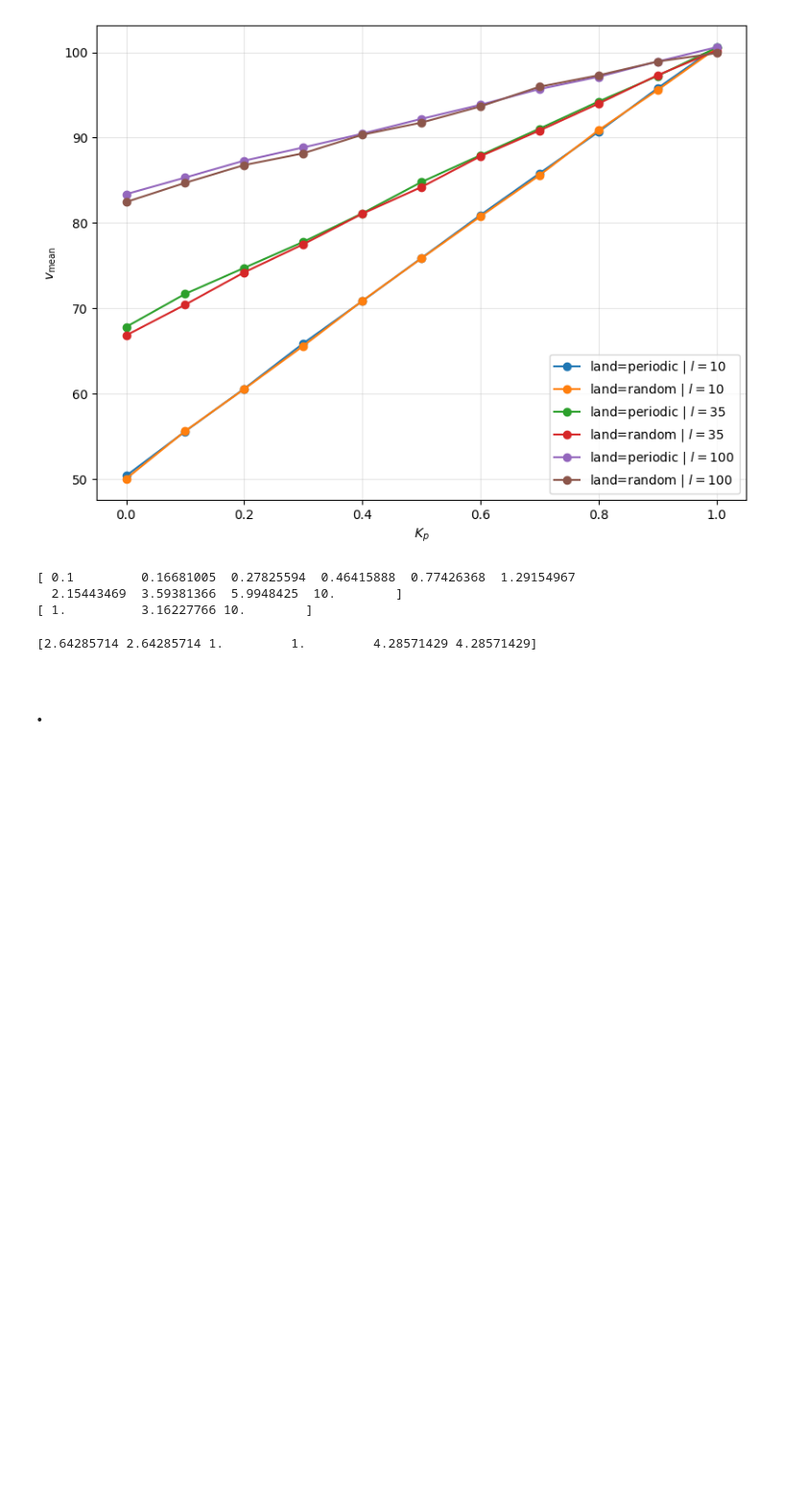
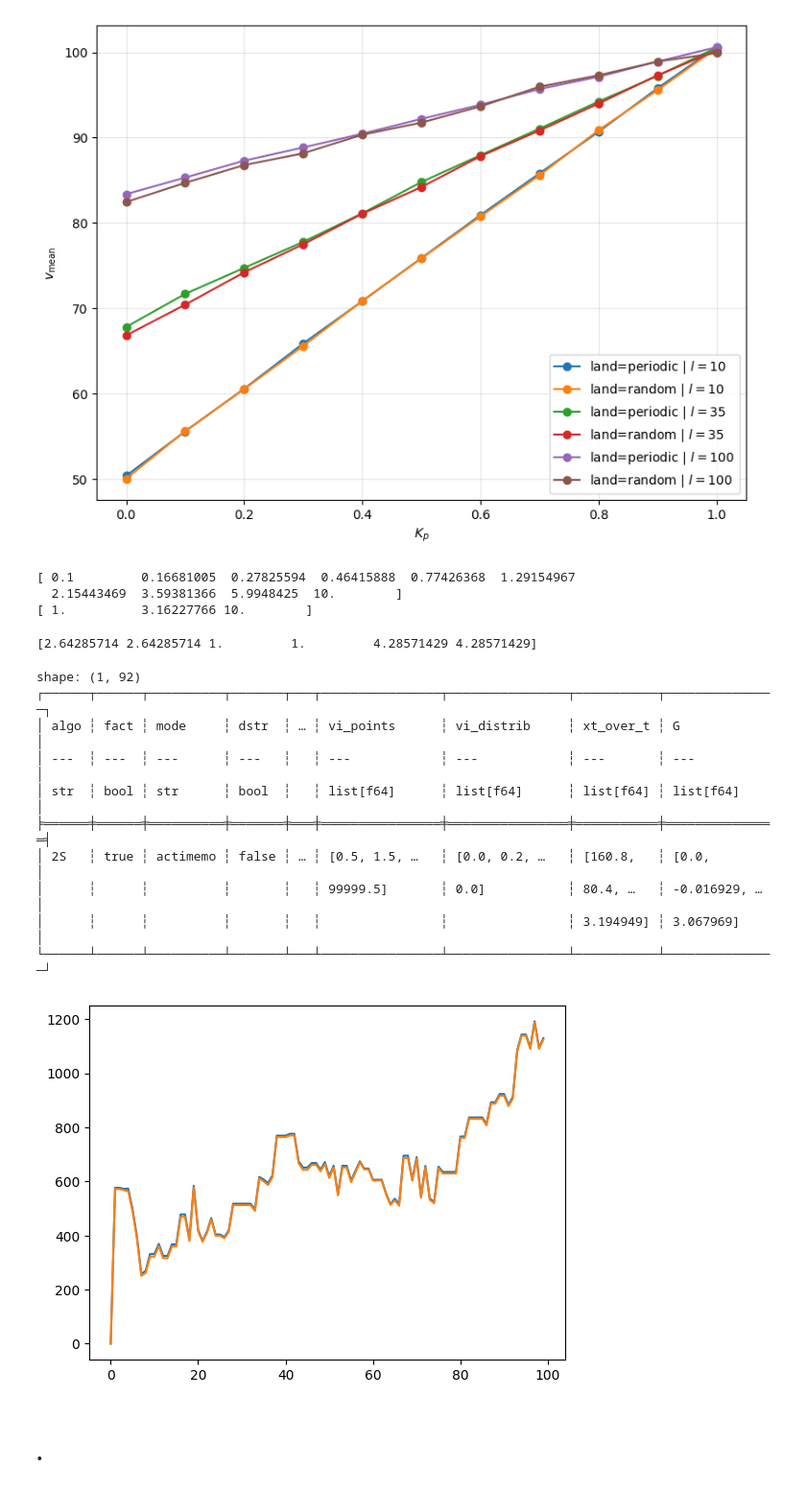
Before and after one commit to npelletbossot/nucleo, a Jupyter notebook: notebooks/work/fact_bis.ipynb, the cells around one changed output. Shown at 96% size. Saved outputs shown, nothing was run; the diff lists cells and outputs as text; code cells hidden in the pictures; blank space fills up the shorter version.

```diff
--- a/notebooks/work/fact_bis.ipynb
+++ b/notebooks/work/fact_bis.ipynb
@@ -792,5 +792,36 @@ compaction = c_linker * alpha_matrix + c_nucleo * (1 - alpha_matrix)
 print(compaction)
 # %% [output]
 [2.64285714 2.64285714 1.         1.         4.28571429 4.28571429]
+# %%
+root = "/home/nicolas/Documents/Workspace/nucleo/outputs/FACT_ACTIVE_MEMORY__PC__2026-09-22/nucleo__actimemo__0/algo=2S__fact=True__mode=actimemo__dstr=False__land=periodic__s=35__l=10__bpmin=0__mu=150__theta=100__rcapt=2.0e+00__rrest=1.0e-01__alphac=6.7e-01__alphad=0.0e+00__alphar=0.0e+00__krel=1.0e+00__Kp=6.0e-01__Kz=0.0e+00__nt=1.0e+01__"
+df = pl.read_parquet(root)
+print(df)
+
+plt.figure()
+c_linker = 1
+c_nucleo = 150/35
+s = 35
+l = 10
+c = (l * c_linker + s * c_nucleo) / (l+s)
+
+results_mean = df["results_mean"][0].to_numpy()
+results_c = df["results_c"][0].to_numpy()
+
+
+plt.plot(np.mean(results_c, axis=0))
+plt.plot(results_mean * c)
+plt.show()
+# %% [output]
+shape: (1, 92)
+┌──────┬──────┬──────────┬───────┬───┬────────────────┬────────────────┬───────────┬───────────────┐
+│ algo ┆ fact ┆ mode     ┆ dstr  ┆ … ┆ vi_points      ┆ vi_distrib     ┆ xt_over_t ┆ G             │
+│ ---  ┆ ---  ┆ ---      ┆ ---   ┆   ┆ ---            ┆ ---            ┆ ---       ┆ ---           │
+│ str  ┆ bool ┆ str      ┆ bool  ┆   ┆ list[f64]      ┆ list[f64]      ┆ list[f64] ┆ list[f64]     │
+╞══════╪══════╪══════════╪═══════╪═══╪════════════════╪════════════════╪═══════════╪═══════════════╡
+│ 2S   ┆ true ┆ actimemo ┆ false ┆ … ┆ [0.5, 1.5, …   ┆ [0.0, 0.2, …   ┆ [160.8,   ┆ [0.0,         │
+│      ┆      ┆          ┆       ┆   ┆ 99999.5]       ┆ 0.0]           ┆ 80.4, …   ┆ -0.016929, …  │
+│      ┆      ┆          ┆       ┆   ┆                ┆                ┆ 3.194949] ┆ 3.067969]     │
+└──────┴──────┴──────────┴───────┴───┴────────────────┴────────────────┴───────────┴───────────────┘
+[figure, added]
 # %% [markdown]
 # .
```
Also changed, not shown: 1 other file.
